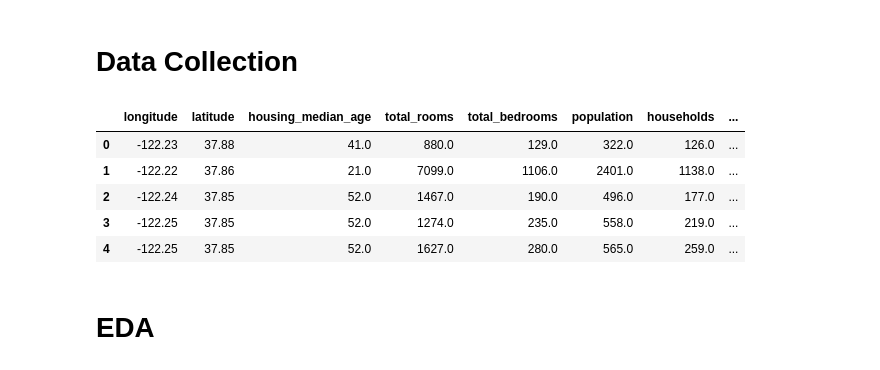
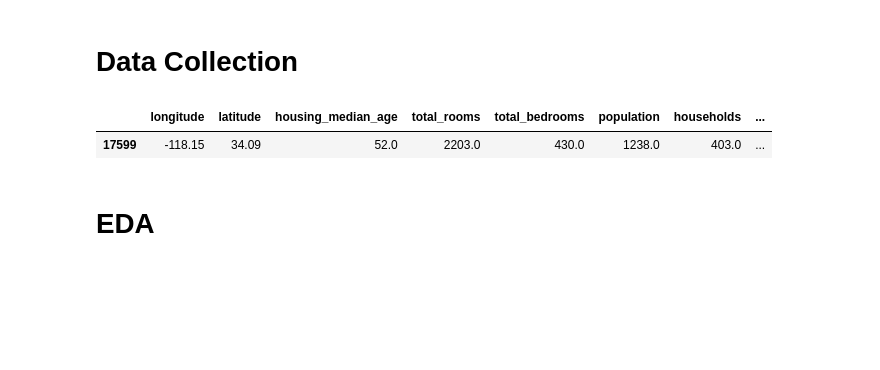
Before and after one commit to meftaul/e2e-ml-housing-project, a Jupyter notebook: notebooks/EDA.ipynb, the cells around one changed output. Saved outputs shown, nothing was run; the diff lists cells and outputs as text; code cells hidden in the pictures; blank space fills up the shorter version.

```diff
--- a/notebooks/EDA.ipynb
+++ b/notebooks/EDA.ipynb
@@ -5,14 +5,10 @@ import pandas as pd
 # %%
 data = pd.read_csv("../data/housing.csv")
 # %%
-data.head()
+data.sample()
 # %% [output]
 |  | longitude | latitude | housing_median_age | total_rooms | total_bedrooms | population | households | ... |
-| 0 | -122.23 | 37.88 | 41.0 | 880.0 | 129.0 | 322.0 | 126.0 | ... |
-| 1 | -122.22 | 37.86 | 21.0 | 7099.0 | 1106.0 | 2401.0 | 1138.0 | ... |
-| 2 | -122.24 | 37.85 | 52.0 | 1467.0 | 190.0 | 496.0 | 177.0 | ... |
-| 3 | -122.25 | 37.85 | 52.0 | 1274.0 | 235.0 | 558.0 | 219.0 | ... |
-| 4 | -122.25 | 37.85 | 52.0 | 1627.0 | 280.0 | 565.0 | 259.0 | ... |
+| 17599 | -118.15 | 34.09 | 52.0 | 2203.0 | 430.0 | 1238.0 | 403.0 | ... |
 # %% [markdown]
 # EDA
 # %% [markdown]
```
Also changed, not shown: parts of 34 cells of this notebook, 5 other files.
